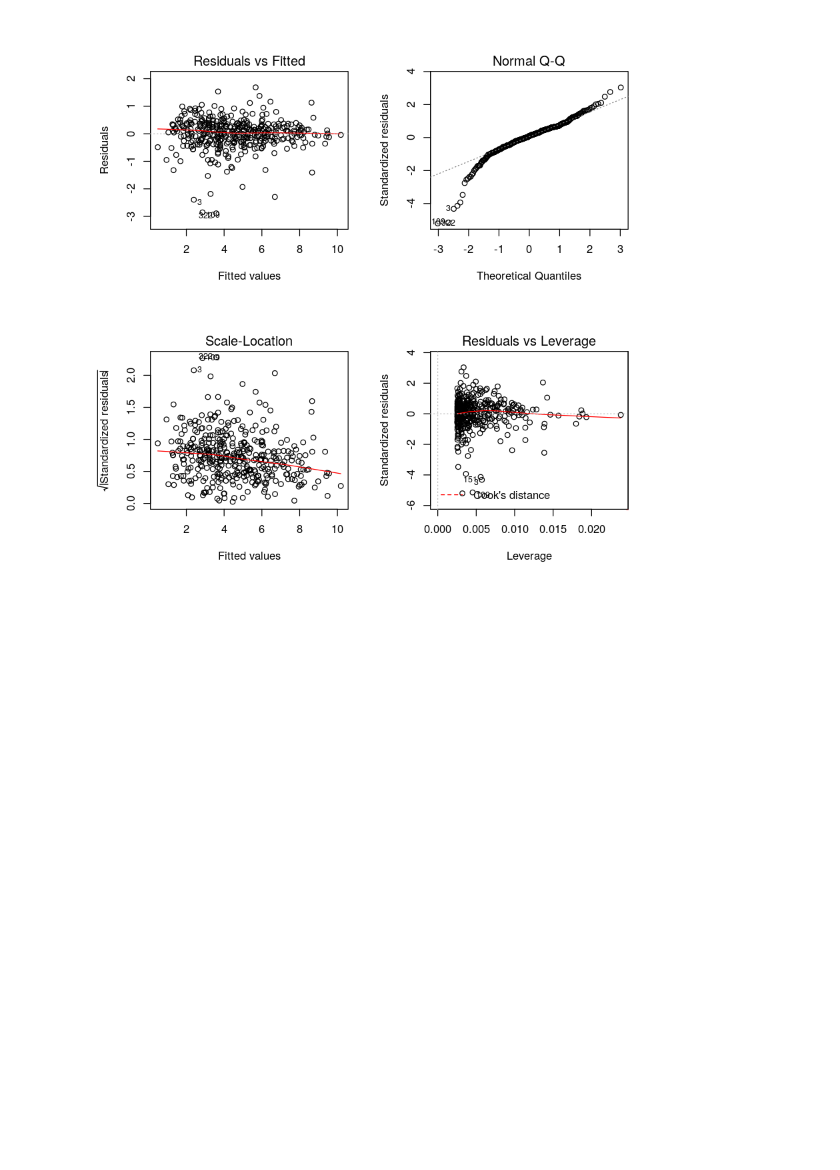
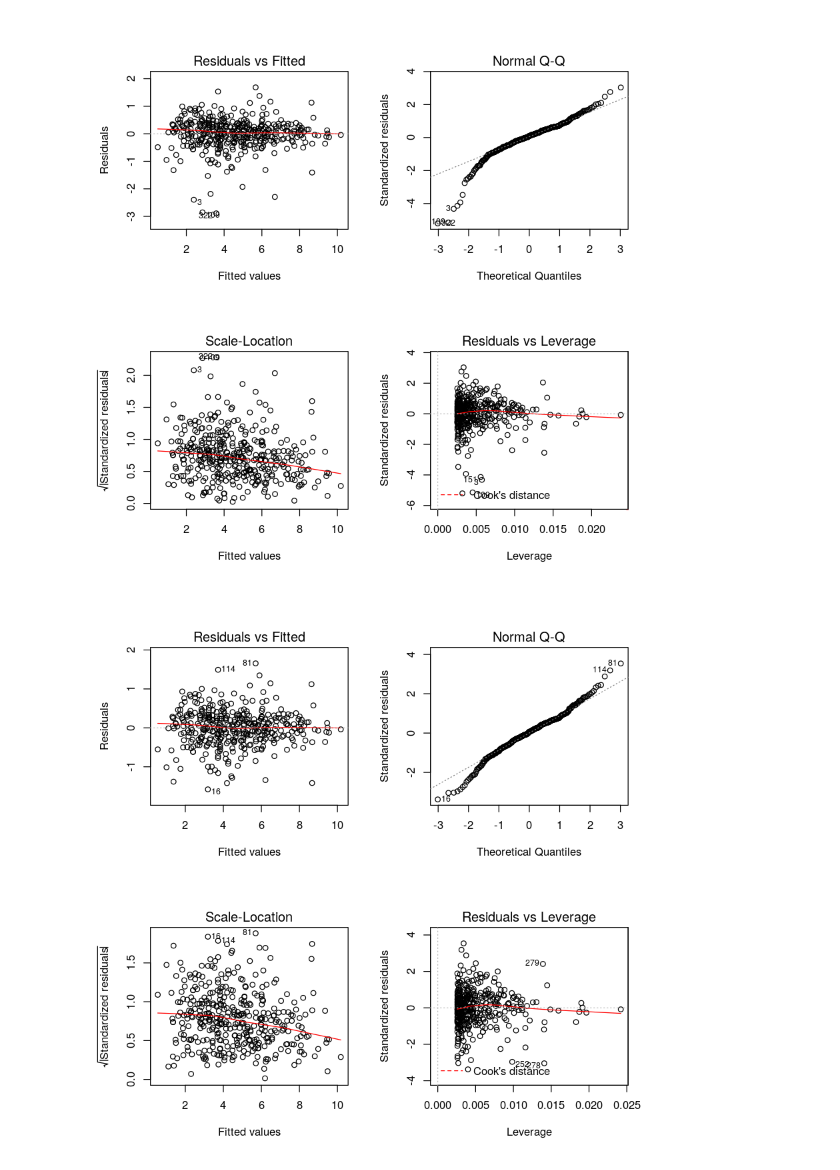
Before and after one commit to SimonHellbrueck/BT_Repository_Mining, a Jupyter notebook: regressiondiagnostics.ipynb, the cells around one changed output. Drawn from its saved outputs; the diff is of its cells as text; code cells hidden in the pictures; blank space fills up the shorter version.

```diff
--- a/regressiondiagnostics.ipynb
+++ b/regressiondiagnostics.ipynb
@@ -158,0 +175,8 @@ plot(fit)
+# %%
+df_java_projects_training <- df_java_projects_training[-c(3, 322, 148, 106, 317, 86, 247),]
+# %%
+fit <- lm(Total ~ log(LOC), data=df_java_projects_training)
+par(mfrow=c(2,2))
+plot(fit)
+# %% [output]
+[figure, added]
```
Also changed, not shown: parts of 30 cells of this notebook.
